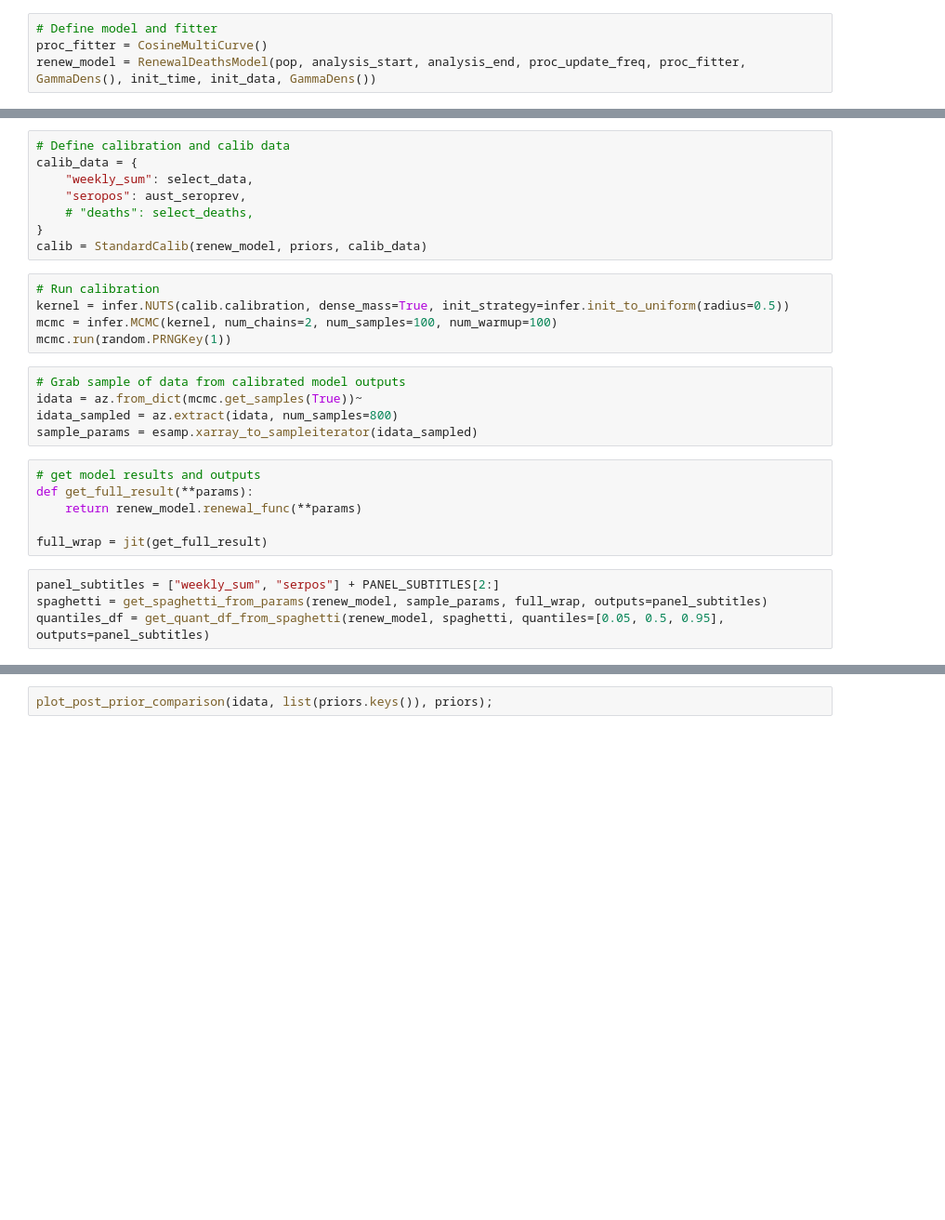
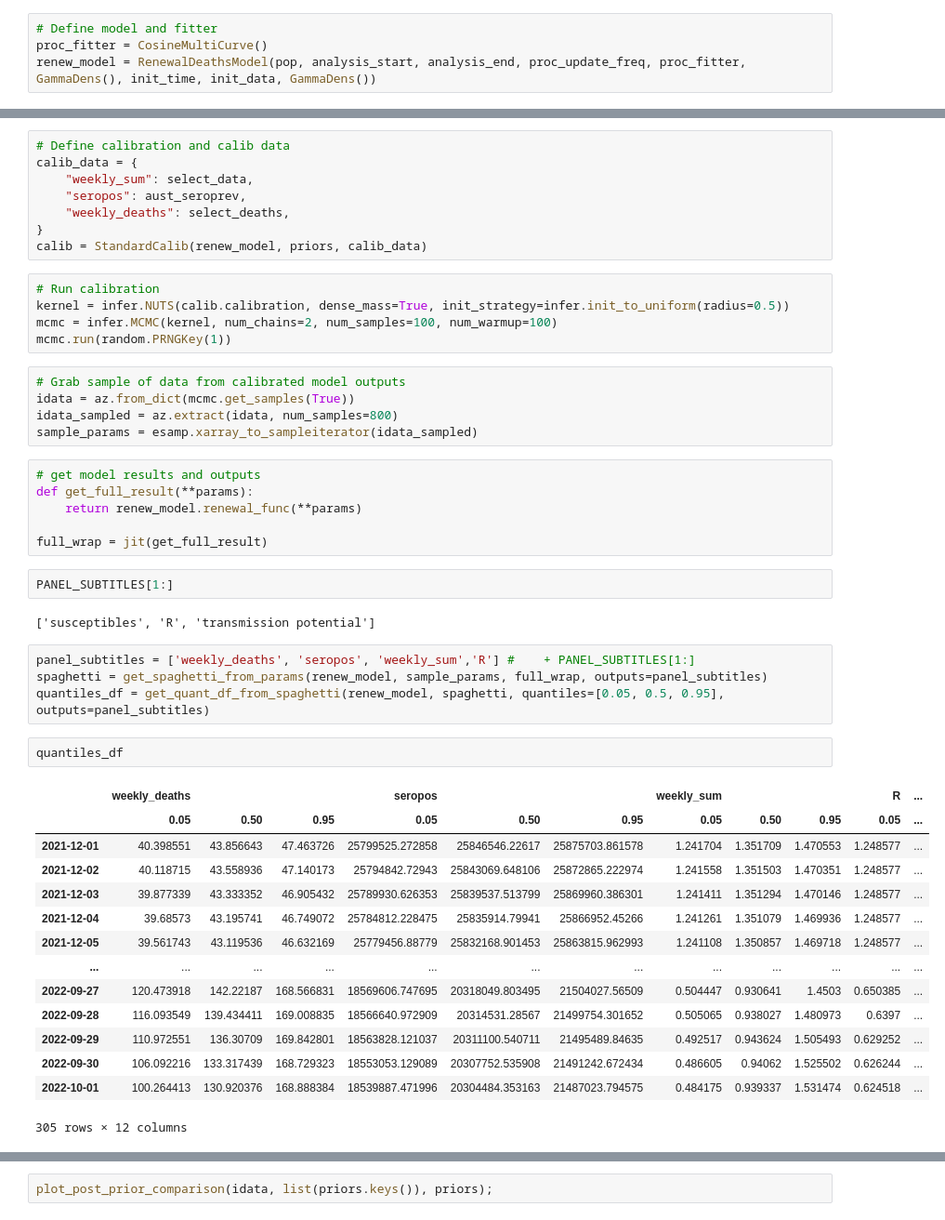
Before and after one commit to monash-emu/renewal, a Jupyter notebook: notebooks/07-covid-aus.ipynb, the cells around one changed output, grey strips where cells are left out. Shown at 93% size. Drawn from its saved outputs; the diff is of its cells as text; blank space fills up the shorter version.

```diff
--- a/notebooks/07-covid-aus.ipynb
+++ b/notebooks/07-covid-aus.ipynb
@@ -75,7 +79,7 @@ priors = {
 calib_data = {
     "weekly_sum": select_data,
     "seropos": aust_seroprev,
-    # "deaths": select_deaths,
+    "weekly_deaths": select_deaths,
 }
 calib = StandardCalib(renew_model, priors, calib_data)
 # %%
@@ -85,7 +89,7 @@ mcmc = infer.MCMC(kernel, num_chains=2, num_samples=100, num_warmup=100)
 mcmc.run(random.PRNGKey(1))
 # %%
 # Grab sample of data from calibrated model outputs
-idata = az.from_dict(mcmc.get_samples(True))~
+idata = az.from_dict(mcmc.get_samples(True))
 idata_sampled = az.extract(idata, num_samples=800)
 sample_params = esamp.xarray_to_sampleiterator(idata_sampled)
 # %%
@@ -94,8 +98,29 @@ def get_full_result(**params):
     return renew_model.renewal_func(**params)
 
 full_wrap = jit(get_full_result)
+# %%
+PANEL_SUBTITLES[1:]
+# %% [output]
+['susceptibles', 'R', 'transmission potential']
 # %%
-panel_subtitles = ["weekly_sum", "serpos"] + PANEL_SUBTITLES[2:]
+panel_subtitles = ['weekly_deaths', 'seropos', 'weekly_sum','R'] #    + PANEL_SUBTITLES[1:]
 spaghetti = get_spaghetti_from_params(renew_model, sample_params, full_wrap, outputs=panel_subtitles)
 quantiles_df = get_quant_df_from_spaghetti(renew_model, spaghetti, quantiles=[0.05, 0.5, 0.95], outputs=panel_subtitles)
+# %%
+quantiles_df
+# %% [output]
+|  | weekly_deaths |  |  | seropos |  |  | weekly_sum |  |  | R | ... |
+|  | 0.05 | 0.50 | 0.95 | 0.05 | 0.50 | 0.95 | 0.05 | 0.50 | 0.95 | 0.05 | ... |
+| 2021-12-01 | 40.398551 | 43.856643 | 47.463726 | 25799525.272858 | 25846546.22617 | 25875703.861578 | 1.241704 | 1.351709 | 1.470553 | 1.248577 | ... |
+| 2021-12-02 | 40.118715 | 43.558936 | 47.140173 | 25794842.72943 | 25843069.648106 | 25872865.222974 | 1.241558 | 1.351503 | 1.470351 | 1.248577 | ... |
+| 2021-12-03 | 39.877339 | 43.333352 | 46.905432 | 25789930.626353 | 25839537.513799 | 25869960.386301 | 1.241411 | 1.351294 | 1.470146 | 1.248577 | ... |
+| 2021-12-04 | 39.68573 | 43.195741 | 46.749072 | 25784812.228475 | 25835914.79941 | 25866952.45266 | 1.241261 | 1.351079 | 1.469936 | 1.248577 | ... |
+| 2021-12-05 | 39.561743 | 43.119536 | 46.632169 | 25779456.88779 | 25832168.901453 | 25863815.962993 | 1.241108 | 1.350857 | 1.469718 | 1.248577 | ... |
+| ... | ... | ... | ... | ... | ... | ... | ... | ... | ... | ... | ... |
+| 2022-09-27 | 120.473918 | 142.22187 | 168.566831 | 18569606.747695 | 20318049.803495 | 21504027.56509 | 0.504447 | 0.930641 | 1.4503 | 0.650385 | ... |
+| 2022-09-28 | 116.093549 | 139.434411 | 169.008835 | 18566640.972909 | 20314531.28567 | 21499754.301652 | 0.505065 | 0.938027 | 1.480973 | 0.6397 | ... |
+| 2022-09-29 | 110.972551 | 136.30709 | 169.842801 | 18563828.121037 | 20311100.540711 | 21495489.84635 | 0.492517 | 0.943624 | 1.505493 | 0.629252 | ... |
+| 2022-09-30 | 106.092216 | 133.317439 | 168.729323 | 18553053.129089 | 20307752.535908 | 21491242.672434 | 0.486605 | 0.94062 | 1.525502 | 0.626244 | ... |
+| 2022-10-01 | 100.264413 | 130.920376 | 168.888384 | 18539887.471996 | 20304484.353163 | 21487023.794575 | 0.484175 | 0.939337 | 1.531474 | 0.624518 | ... |
+305 rows × 12 columns
 # %%
```
Also changed, not shown: parts of 4 cells of this notebook, 1 other file.
